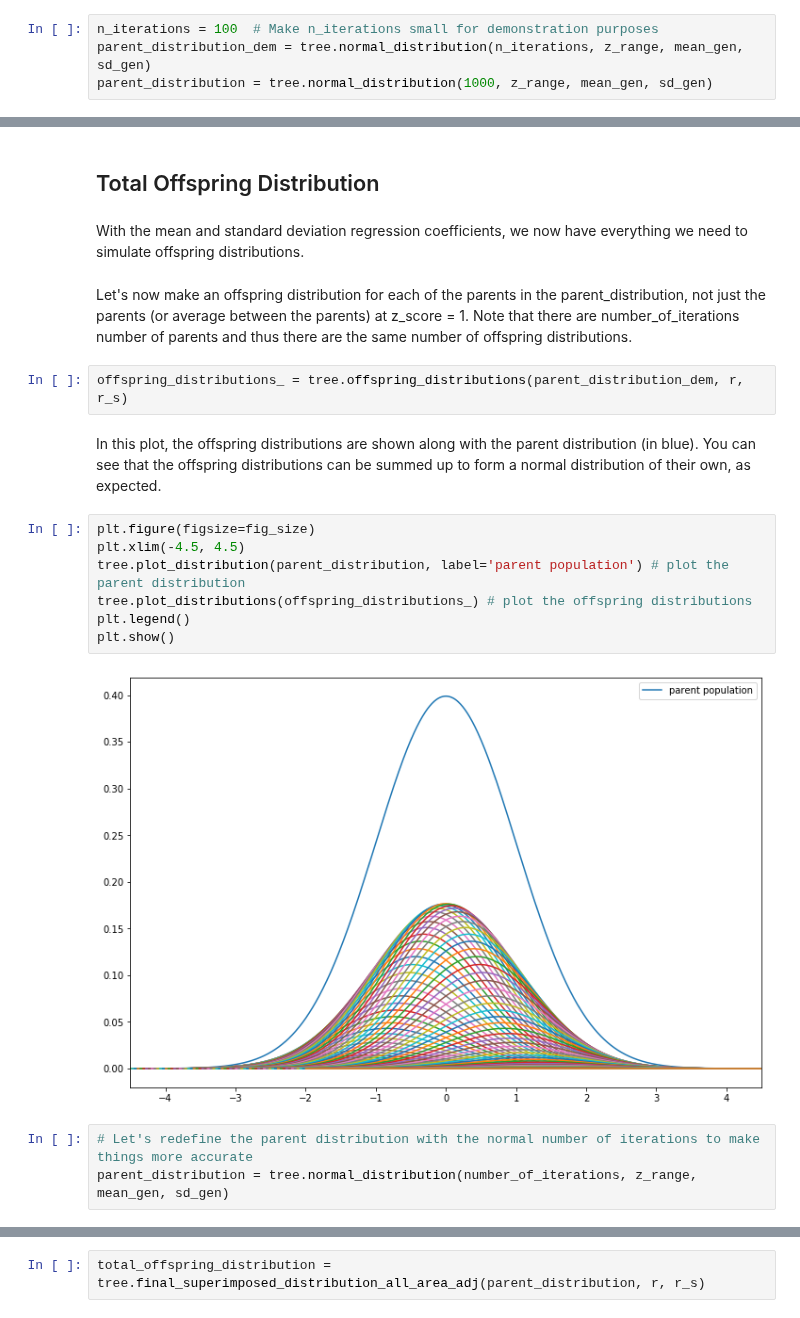
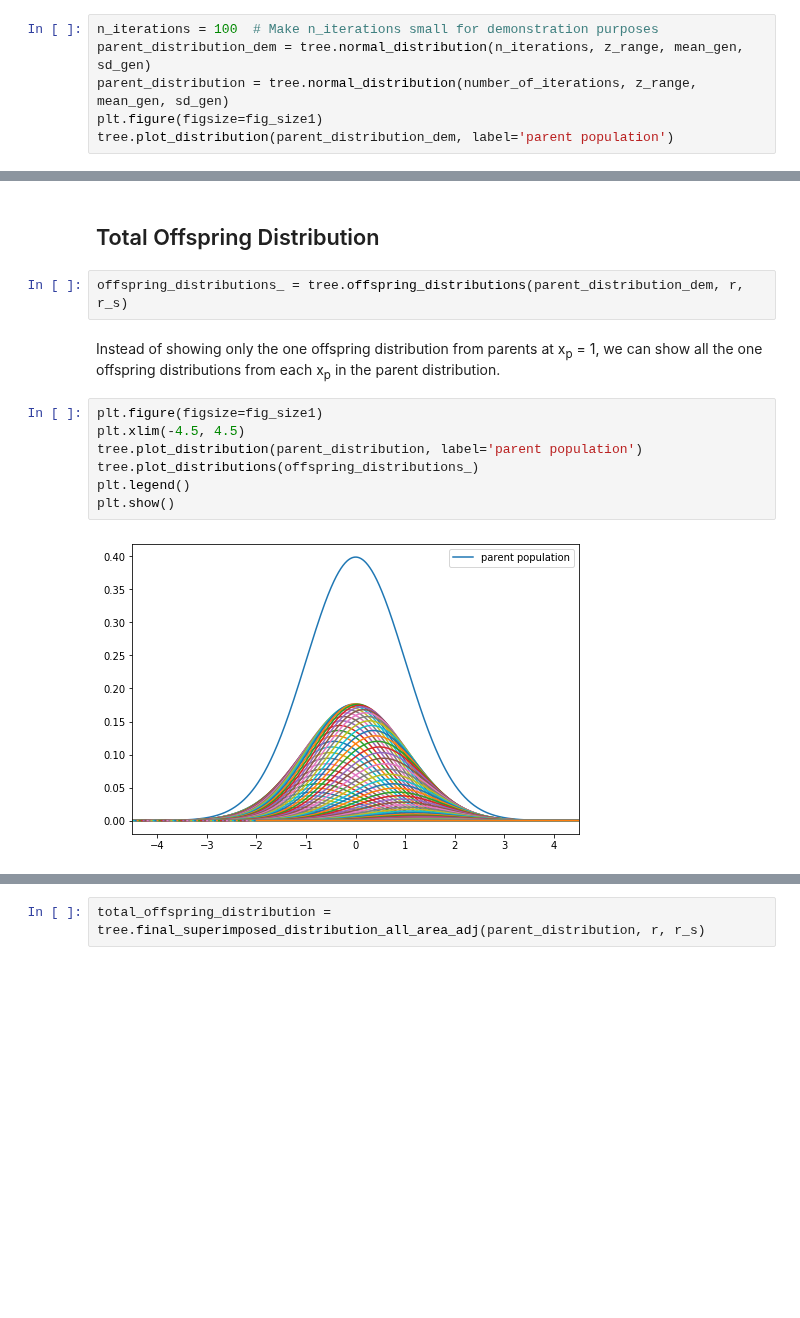
Before and after one commit to jessebmurray/polygenic, a Jupyter notebook: tree_project_explainer.ipynb, the cells around one changed output, grey strips where cells are left out. Cells and saved outputs as stored; diff of their text form; blank space fills up the shorter version.

```diff
--- a/tree_project_explainer.ipynb
+++ b/tree_project_explainer.ipynb
@@ -189,4 +185,6 @@ Technical Notes:
 # %%
 n_iterations = 100  # Make n_iterations small for demonstration purposes
 parent_distribution_dem = tree.normal_distribution(n_iterations, z_range, mean_gen, sd_gen)
-parent_distribution = tree.normal_distribution(1000, z_range, mean_gen, sd_gen)
+parent_distribution = tree.normal_distribution(number_of_iterations, z_range, mean_gen, sd_gen)
+plt.figure(figsize=fig_size1)
+tree.plot_distribution(parent_distribution_dem, label='parent population')
@@ -282,27 +274,16 @@ plt.show()
 As can be observed, the offspring of parents at x<sub>p</sub> are far less spread out than when r<sub>s</sub> was 0.9 in the plots before.
 # %% [markdown]
 ## Total Offspring Distribution
-# %% [markdown]
-With the mean and standard deviation regression coefficients, we now have everything we need to simulate offspring distributions.
-# %% [markdown]
-Let's now make an offspring distribution for each of the parents in the parent_distribution, not just the parents
-(or average between the parents) at z_score = 1.
-Note that there are number_of_iterations number of parents and thus there are the same number of offspring
-distributions.
 # %%
 offspring_distributions_ = tree.offspring_distributions(parent_distribution_dem, r, r_s)
-# %% [markdown]
-In this plot, the offspring distributions are shown along with the parent distribution (in blue).
-You can see that the offspring distributions can be summed up to form a normal distribution of their own, as expected.
+# %% [markdown]
+Instead of showing only the one offspring distribution from parents at x<sub>p</sub> = 1, we can show all the one offspring distributions from each x<sub>p</sub> in the parent distribution.
 # %%
-plt.figure(figsize=fig_size)
+plt.figure(figsize=fig_size1)
 plt.xlim(-4.5, 4.5)
-tree.plot_distribution(parent_distribution, label='parent population') # plot the parent distribution
-tree.plot_distributions(offspring_distributions_) # plot the offspring distributions
+tree.plot_distribution(parent_distribution, label='parent population')
+tree.plot_distributions(offspring_distributions_)
 plt.legend()
 plt.show()
 # %% [output]
-[figure, old version]
+[figure, new version]
-# %%
-# Let's redefine the parent distribution with the normal number of iterations to make things more accurate
-parent_distribution = tree.normal_distribution(number_of_iterations, z_range, mean_gen, sd_gen)
```
Also changed, not shown: parts of 31 cells of this notebook.
